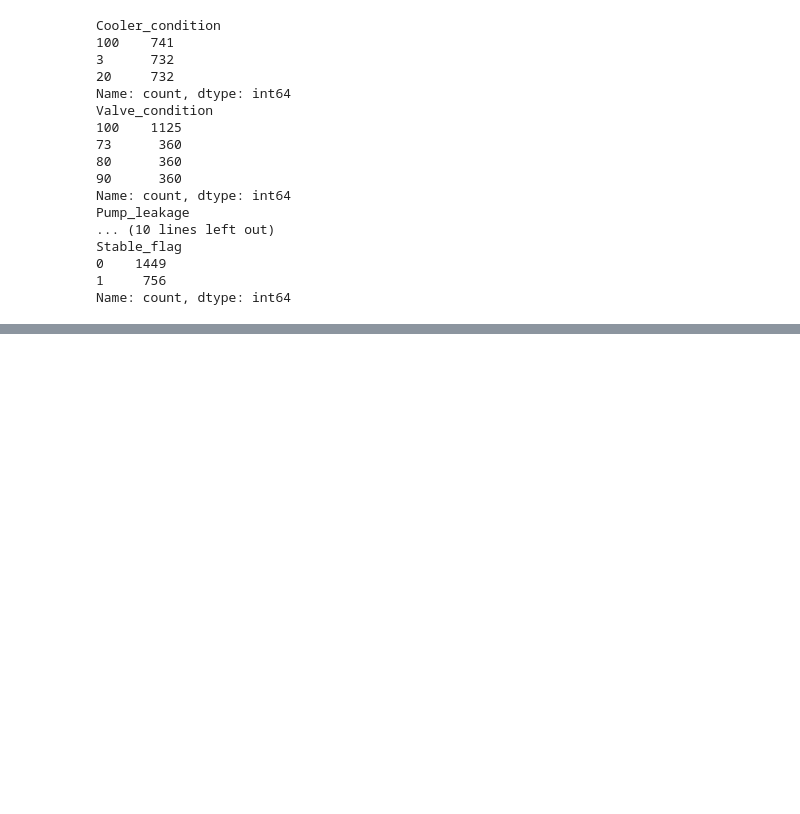
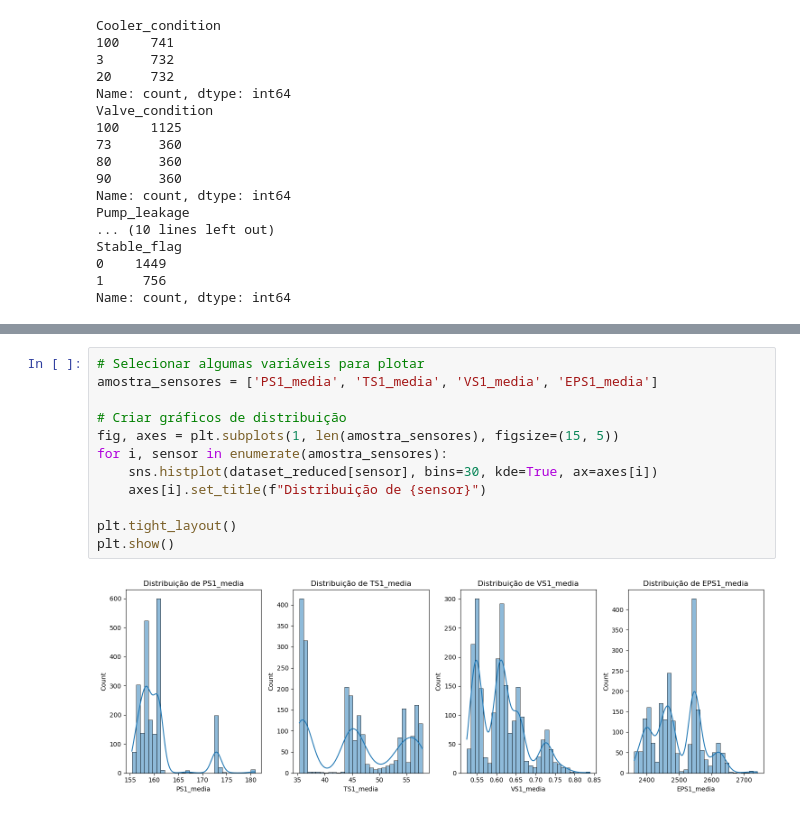
Before and after one commit to cllmenate/Condition-Monitoring-of-Hydraulic-Systems, a Jupyter notebook: Untitled.ipynb, the cells around one changed output, grey strips where cells are left out. Cells and saved outputs as stored; diff of their text form; blank space fills up the shorter version.

```diff
--- a/Untitled.ipynb
+++ b/Untitled.ipynb
@@ -78,0 +114,14 @@ Name: count, dtype: int64
+# %%
+# Selecionar algumas variáveis para plotar
+amostra_sensores = ['PS1_media', 'TS1_media', 'VS1_media', 'EPS1_media']
+
+# Criar gráficos de distribuição
+fig, axes = plt.subplots(1, len(amostra_sensores), figsize=(15, 5))
+for i, sensor in enumerate(amostra_sensores):
+    sns.histplot(dataset_reduced[sensor], bins=30, kde=True, ax=axes[i])
+    axes[i].set_title(f"Distribuição de {sensor}")
+
+plt.tight_layout()
+plt.show()
+# %% [output]
+[figure, added]
```
Also changed, not shown: parts of 13 cells of this notebook, 1 other file.
